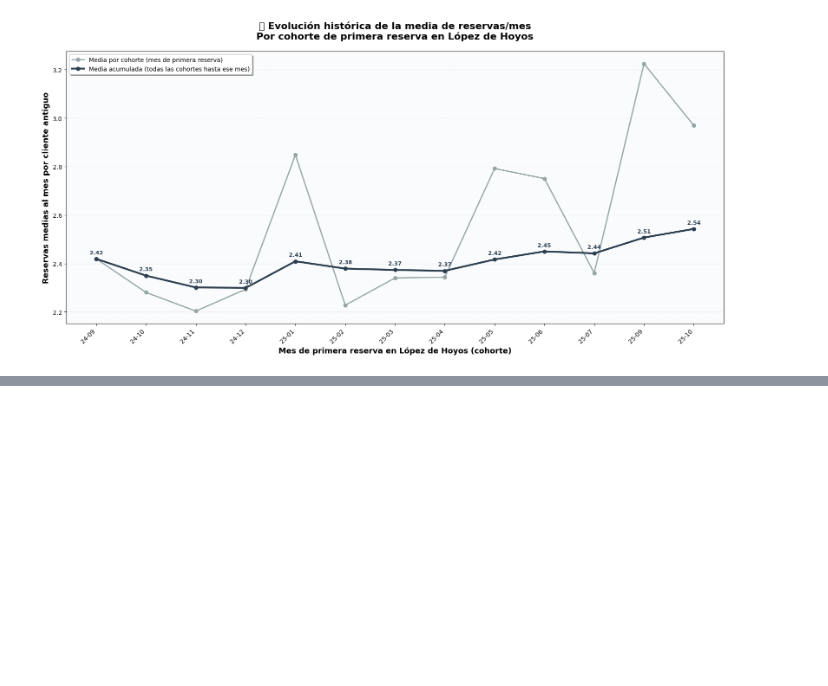
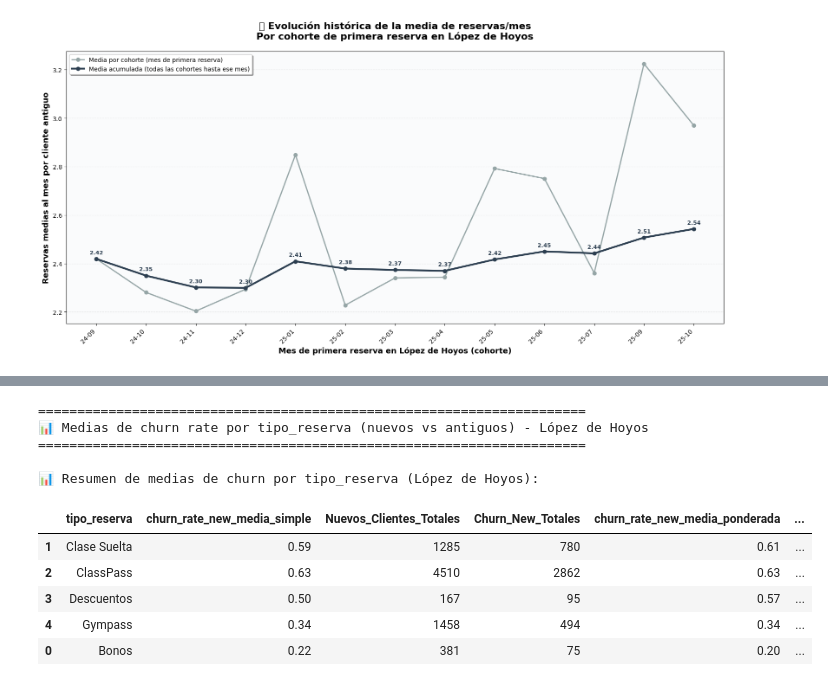
Before and after one commit to lcarvajalAtipik/esbarre_ops, a Jupyter notebook: analisis_reservas.ipynb, the cells around one changed output, grey strips where cells are left out. Drawn from its saved outputs; the diff is of its cells as text; code cells hidden in the pictures; blank space fills up the shorter version.

```diff
--- a/analisis_reservas.ipynb
+++ b/analisis_reservas.ipynb
@@ -1277,0 +1392,78 @@ plt.show()
+# %%
+# 6.6 Medias de churn rate por tipo_reserva (nuevos vs antiguos) - López de Hoyos
+
+print("="*70)
+print("📊 Medias de churn rate por tipo_reserva (nuevos vs antiguos) - López de Hoyos")
+print("="*70)
+
+# -----------------------------------------------------------------------------
+# 1) Medias para churn de nuevos (churn_new_join de la celda 6.5)
+# -----------------------------------------------------------------------------
+
+media_churn_new_tipo = (
+    churn_new_join
+    .groupby('Tipo_Primera')
+    .agg(
+        churn_rate_new_media_simple=('churn_rate_new_customers_tipo', 'mean'),
+        Nuevos_Clientes_Totales=('Nuevos_Clientes', 'sum'),
+        Churn_New_Totales=('Churn_New', 'sum')
+    )
+)
+
+media_churn_new_tipo['churn_rate_new_media_ponderada'] = (
+    media_churn_new_tipo['Churn_New_Totales'] / media_churn_new_tipo['Nuevos_Clientes_Totales']
+)
+
+# -----------------------------------------------------------------------------
+# 2) Medias para churn de antiguos (churn_old_join de la celda 6.5)
+# -----------------------------------------------------------------------------
+
+media_churn_old_tipo = (
+    churn_old_join
+    .groupby('tipo_reserva')
+    .agg(
+        churn_rate_old_media_simple=('churn_rate_old_customers_tipo', 'mean'),
+        Clientes_Old_Activos_Totales=('Clientes_Old_Activos', 'sum'),
+        Churn_Old_Totales=('Churn_Old', 'sum')
+    )
+)
+
+media_churn_old_tipo['churn_rate_old_media_ponderada'] = (
+    media_churn_old_tipo['Churn_Old_Totales'] / media_churn_old_tipo['Clientes_Old_Activos_Totales']
+)
+
+# -----------------------------------------------------------------------------
+# 3) Tabla combinada por tipo_reserva
+# -----------------------------------------------------------------------------
+
+resumen_churn_tipo = (
+    media_churn_new_tipo
+    .rename_axis('tipo_reserva')
+    .reset_index()
+    .merge(
+        media_churn_old_tipo.reset_index(),
+        on='tipo_reserva',
+        how='outer'
+    )
+)
+
+# Ordenar por churn_old ponderado descendente (dónde se nos van más antiguos)
+resumen_churn_tipo = resumen_churn_tipo.sort_values(
+    by='churn_rate_old_media_ponderada', ascending=False
+)
+
+print("\n📊 Resumen de medias de churn por tipo_reserva (López de Hoyos):\n")
+
+display(resumen_churn_tipo)
+# %% [output]
+======================================================================
+📊 Medias de churn rate por tipo_reserva (nuevos vs antiguos) - López de Hoyos
+======================================================================
+
+📊 Resumen de medias de churn por tipo_reserva (López de Hoyos):
+|  | tipo_reserva | churn_rate_new_media_simple | Nuevos_Clientes_Totales | Churn_New_Totales | churn_rate_new_media_ponderada | ... |
+| 1 | Clase Suelta | 0.59 | 1285 | 780 | 0.61 | ... |
+| 2 | ClassPass | 0.63 | 4510 | 2862 | 0.63 | ... |
+| 3 | Descuentos | 0.50 | 167 | 95 | 0.57 | ... |
+| 4 | Gympass | 0.34 | 1458 | 494 | 0.34 | ... |
+| 0 | Bonos | 0.22 | 381 | 75 | 0.20 | ... |
```
Also changed, not shown: parts of 2 cells of this notebook.
